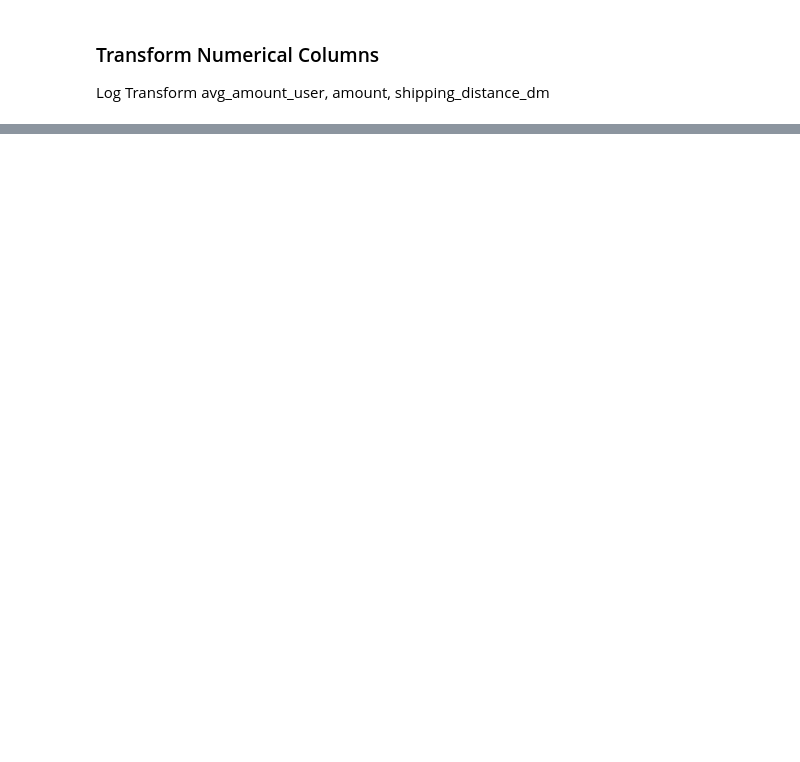
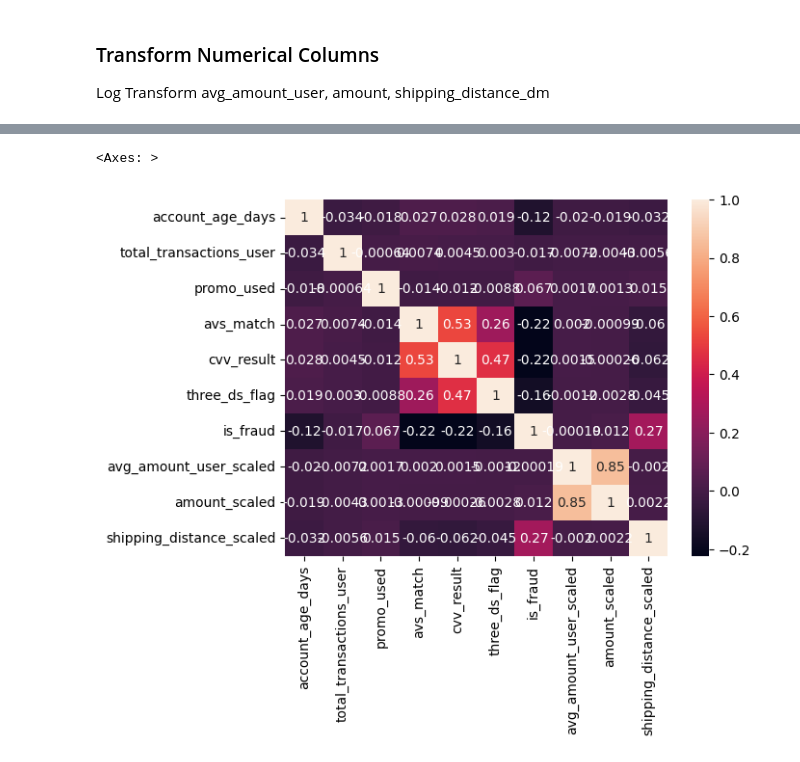
Before and after one commit to cw10877787/SJU_ML_TEAM4, a Jupyter notebook: final_project.ipynb, the cells around one changed output, grey strips where cells are left out. Drawn from its saved outputs; the diff is of its cells as text; code cells hidden in the pictures; blank space fills up the shorter version.

```diff
--- a/final_project.ipynb
+++ b/final_project.ipynb
@@ -162,0 +210,5 @@ df['shipping_distance_km_scaled'] = np.log(df['shipping_distance_km'])
+# %%
+sns.heatmap(df[numericalColumns.columns].corr(), annot=True)
+# %% [output]
+<Axes: >
+[figure, added]
```
Also changed, not shown: parts of 18 cells of this notebook.
